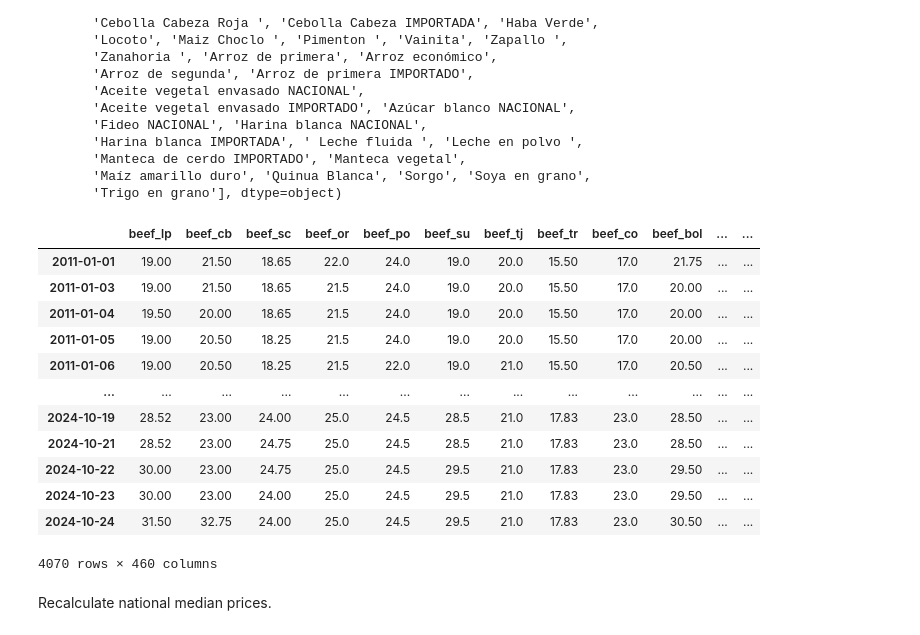
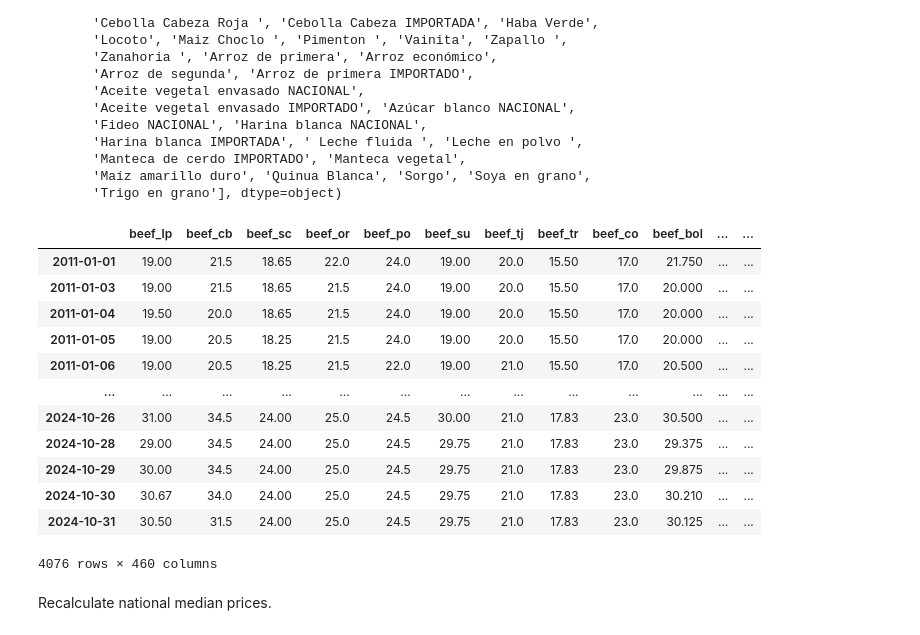
Before and after one commit to osmarbolivar/High-Freq-Inflation-Forecast-2SML, a Jupyter notebook: Data_preprocess.ipynb, the cells around one changed output. Drawn from its saved outputs; the diff is of its cells as text; code cells hidden in the pictures.

```diff
--- a/Data_preprocess.ipynb
+++ b/Data_preprocess.ipynb
@@ -314,23 +314,23 @@ array(['Carne de res en gancho',
        'Maíz amarillo duro', 'Quinua Blanca', 'Sorgo', 'Soya en grano',
        'Trigo en grano'], dtype=object)
 # %%
-ws_raw = pd.read_excel('./Data/Wholesale prices/DAILY_WHOLESALE_PRICES(adjusted).xlsx', sheet_name='prices', index_col=0)
-ws_raw = ws_raw.loc[ws_raw.index <= '2024-10-24'].ffill().bfill()
+ws_raw = pd.read_excel('./Data/Wholesale prices/DAILY_WHOLESALE_PRICES(oct24).xlsx', sheet_name='prices (oct-24)', index_col=0)
+ws_raw = ws_raw.loc[ws_raw.index <= '2024-10-31'].ffill().bfill()
 ws_raw
 # %% [output]
 |  | beef_lp | beef_cb | beef_sc | beef_or | beef_po | beef_su | beef_tj | beef_tr | beef_co | beef_bol | ... | ... |
-| 2011-01-01 | 19.00 | 21.50 | 18.65 | 22.0 | 24.0 | 19.0 | 20.0 | 15.50 | 17.0 | 21.75 | ... | ... |
-| 2011-01-03 | 19.00 | 21.50 | 18.65 | 21.5 | 24.0 | 19.0 | 20.0 | 15.50 | 17.0 | 20.00 | ... | ... |
-| 2011-01-04 | 19.50 | 20.00 | 18.65 | 21.5 | 24.0 | 19.0 | 20.0 | 15.50 | 17.0 | 20.00 | ... | ... |
-| 2011-01-05 | 19.00 | 20.50 | 18.25 | 21.5 | 24.0 | 19.0 | 20.0 | 15.50 | 17.0 | 20.00 | ... | ... |
-| 2011-01-06 | 19.00 | 20.50 | 18.25 | 21.5 | 22.0 | 19.0 | 21.0 | 15.50 | 17.0 | 20.50 | ... | ... |
+| 2011-01-01 | 19.00 | 21.5 | 18.65 | 22.0 | 24.0 | 19.00 | 20.0 | 15.50 | 17.0 | 21.750 | ... | ... |
+| 2011-01-03 | 19.00 | 21.5 | 18.65 | 21.5 | 24.0 | 19.00 | 20.0 | 15.50 | 17.0 | 20.000 | ... | ... |
+| 2011-01-04 | 19.50 | 20.0 | 18.65 | 21.5 | 24.0 | 19.00 | 20.0 | 15.50 | 17.0 | 20.000 | ... | ... |
+| 2011-01-05 | 19.00 | 20.5 | 18.25 | 21.5 | 24.0 | 19.00 | 20.0 | 15.50 | 17.0 | 20.000 | ... | ... |
+| 2011-01-06 | 19.00 | 20.5 | 18.25 | 21.5 | 22.0 | 19.00 | 21.0 | 15.50 | 17.0 | 20.500 | ... | ... |
 | ... | ... | ... | ... | ... | ... | ... | ... | ... | ... | ... | ... | ... |
-| 2024-10-19 | 28.52 | 23.00 | 24.00 | 25.0 | 24.5 | 28.5 | 21.0 | 17.83 | 23.0 | 28.50 | ... | ... |
-| 2024-10-21 | 28.52 | 23.00 | 24.75 | 25.0 | 24.5 | 28.5 | 21.0 | 17.83 | 23.0 | 28.50 | ... | ... |
-| 2024-10-22 | 30.00 | 23.00 | 24.75 | 25.0 | 24.5 | 29.5 | 21.0 | 17.83 | 23.0 | 29.50 | ... | ... |
-| 2024-10-23 | 30.00 | 23.00 | 24.00 | 25.0 | 24.5 | 29.5 | 21.0 | 17.83 | 23.0 | 29.50 | ... | ... |
-| 2024-10-24 | 31.50 | 32.75 | 24.00 | 25.0 | 24.5 | 29.5 | 21.0 | 17.83 | 23.0 | 30.50 | ... | ... |
+| 2024-10-26 | 31.00 | 34.5 | 24.00 | 25.0 | 24.5 | 30.00 | 21.0 | 17.83 | 23.0 | 30.500 | ... | ... |
+| 2024-10-28 | 29.00 | 34.5 | 24.00 | 25.0 | 24.5 | 29.75 | 21.0 | 17.83 | 23.0 | 29.375 | ... | ... |
+| 2024-10-29 | 30.00 | 34.5 | 24.00 | 25.0 | 24.5 | 29.75 | 21.0 | 17.83 | 23.0 | 29.875 | ... | ... |
+| 2024-10-30 | 30.67 | 34.0 | 24.00 | 25.0 | 24.5 | 29.75 | 21.0 | 17.83 | 23.0 | 30.210 | ... | ... |
+| 2024-10-31 | 30.50 | 31.5 | 24.00 | 25.0 | 24.5 | 29.75 | 21.0 | 17.83 | 23.0 | 30.125 | ... | ... |
-4070 rows × 460 columns
+4076 rows × 460 columns
 # %% [markdown]
 Recalculate national median prices.
 # %%
```
Also changed, not shown: parts of 23 cells of this notebook, 9 other files.
